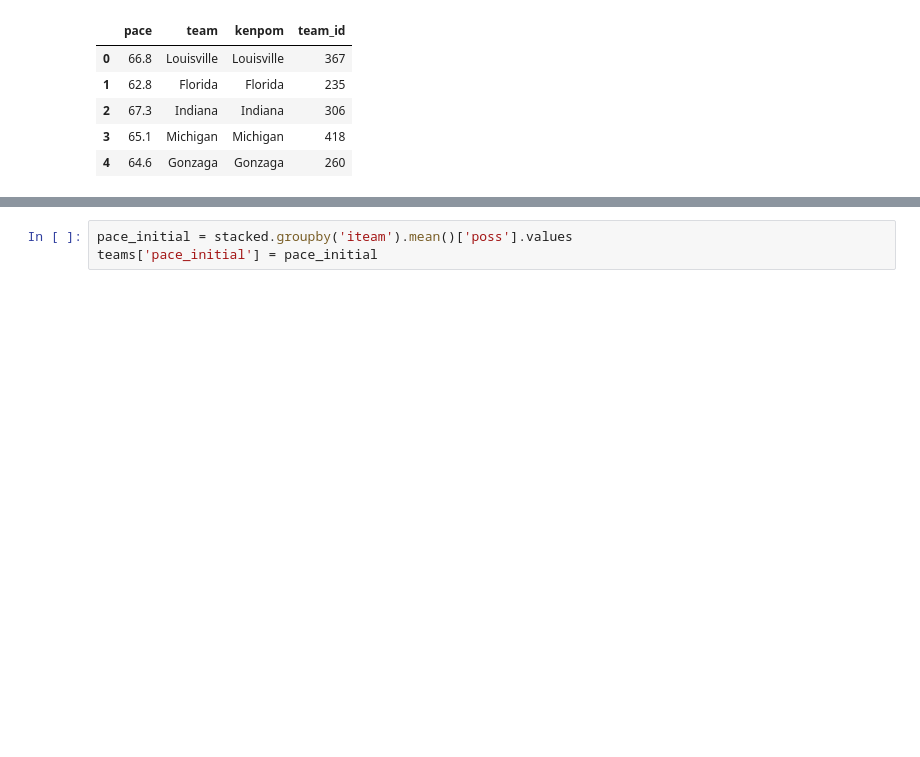
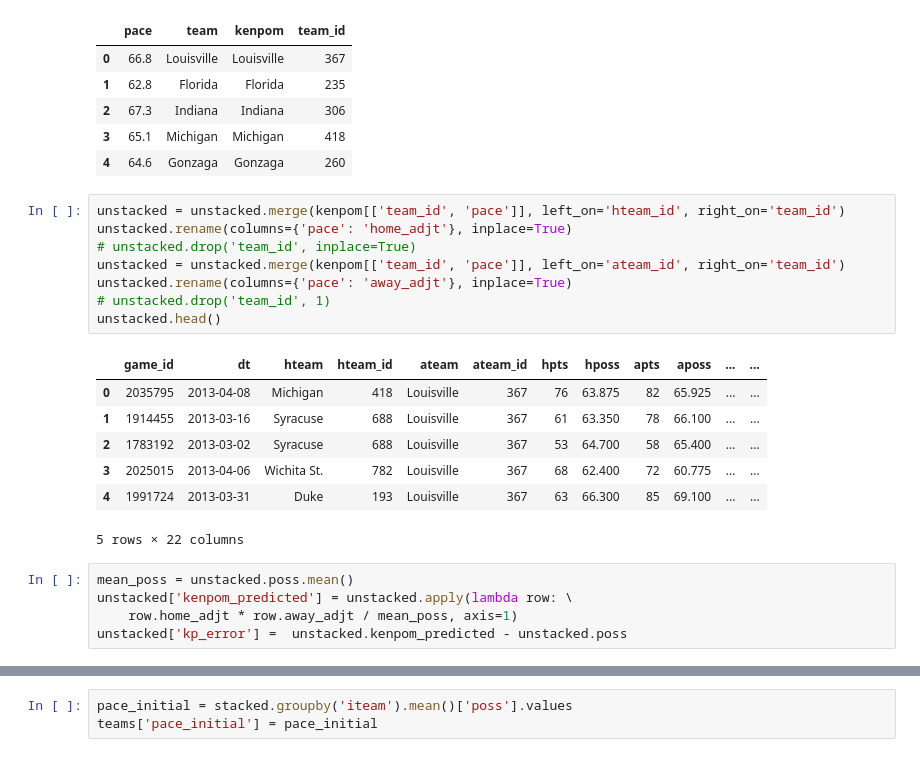
Before and after one commit to sethah/CBBModel, a Jupyter notebook: BayesModel.ipynb, the cells around one changed output, grey strips where cells are left out. Drawn from its saved outputs; the diff is of its cells as text; blank space fills up the shorter version.

```diff
--- a/BayesModel.ipynb
+++ b/BayesModel.ipynb
@@ -28,3 +24,24 @@ kenpom.head()
 | 2 | 67.3 | Indiana | Indiana | 306 |
 | 3 | 65.1 | Michigan | Michigan | 418 |
 | 4 | 64.6 | Gonzaga | Gonzaga | 260 |
+# %%
+unstacked = unstacked.merge(kenpom[['team_id', 'pace']], left_on='hteam_id', right_on='team_id')
+unstacked.rename(columns={'pace': 'home_adjt'}, inplace=True)
+# unstacked.drop('team_id', inplace=True)
+unstacked = unstacked.merge(kenpom[['team_id', 'pace']], left_on='ateam_id', right_on='team_id')
+unstacked.rename(columns={'pace': 'away_adjt'}, inplace=True)
+# unstacked.drop('team_id', 1)
+unstacked.head()
+# %% [output]
+|  | game_id | dt | hteam | hteam_id | ateam | ateam_id | hpts | hposs | apts | aposs | ... | ... |
+| 0 | 2035795 | 2013-04-08 | Michigan | 418 | Louisville | 367 | 76 | 63.875 | 82 | 65.925 | ... | ... |
+| 1 | 1914455 | 2013-03-16 | Syracuse | 688 | Louisville | 367 | 61 | 63.350 | 78 | 66.100 | ... | ... |
+| 2 | 1783192 | 2013-03-02 | Syracuse | 688 | Louisville | 367 | 53 | 64.700 | 58 | 65.400 | ... | ... |
+| 3 | 2025015 | 2013-04-06 | Wichita St. | 782 | Louisville | 367 | 68 | 62.400 | 72 | 60.775 | ... | ... |
+| 4 | 1991724 | 2013-03-31 | Duke | 193 | Louisville | 367 | 63 | 66.300 | 85 | 69.100 | ... | ... |
+5 rows × 22 columns
+# %%
+mean_poss = unstacked.poss.mean()
+unstacked['kenpom_predicted'] = unstacked.apply(lambda row: \
+    row.home_adjt * row.away_adjt / mean_poss, axis=1)
+unstacked['kp_error'] =  unstacked.kenpom_predicted - unstacked.poss
```
Also changed, not shown: parts of 3 cells of this notebook, 8 other files.
